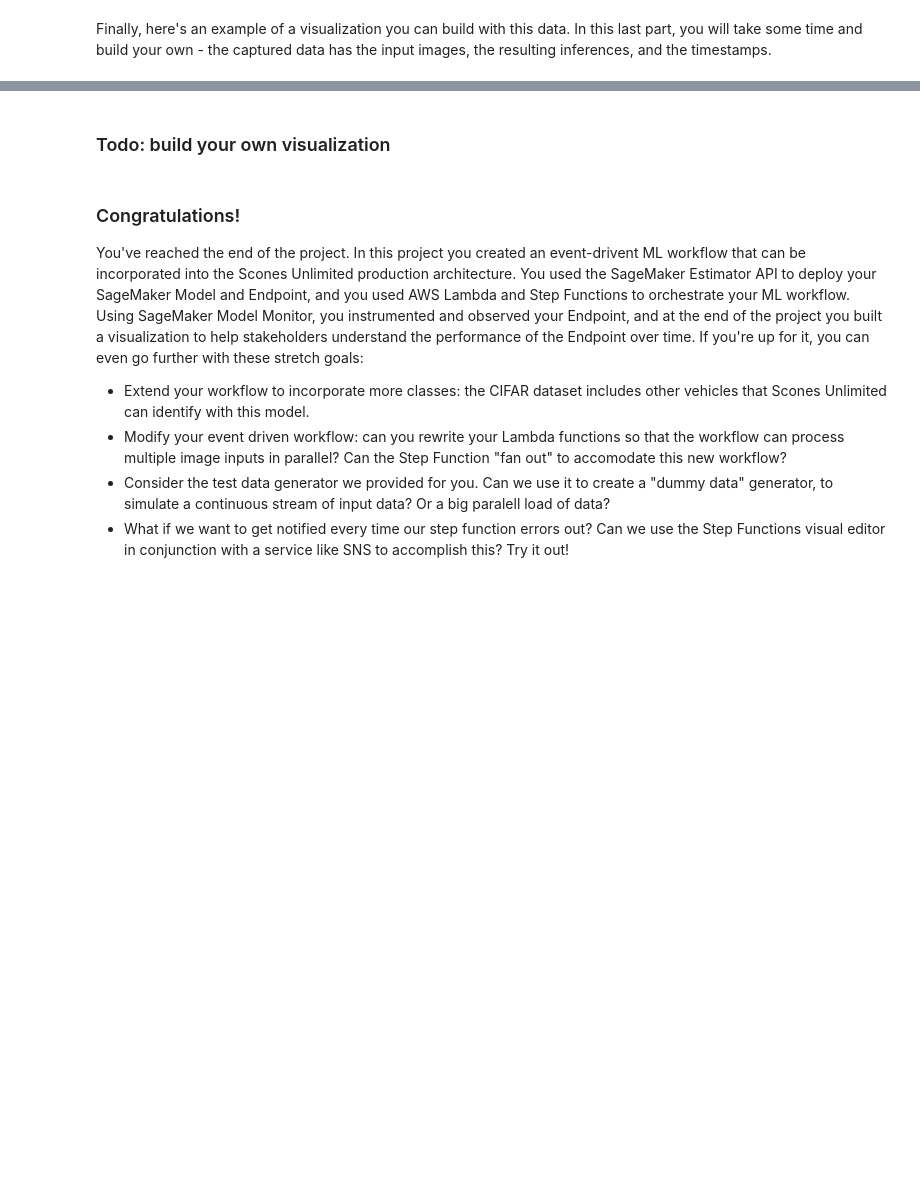
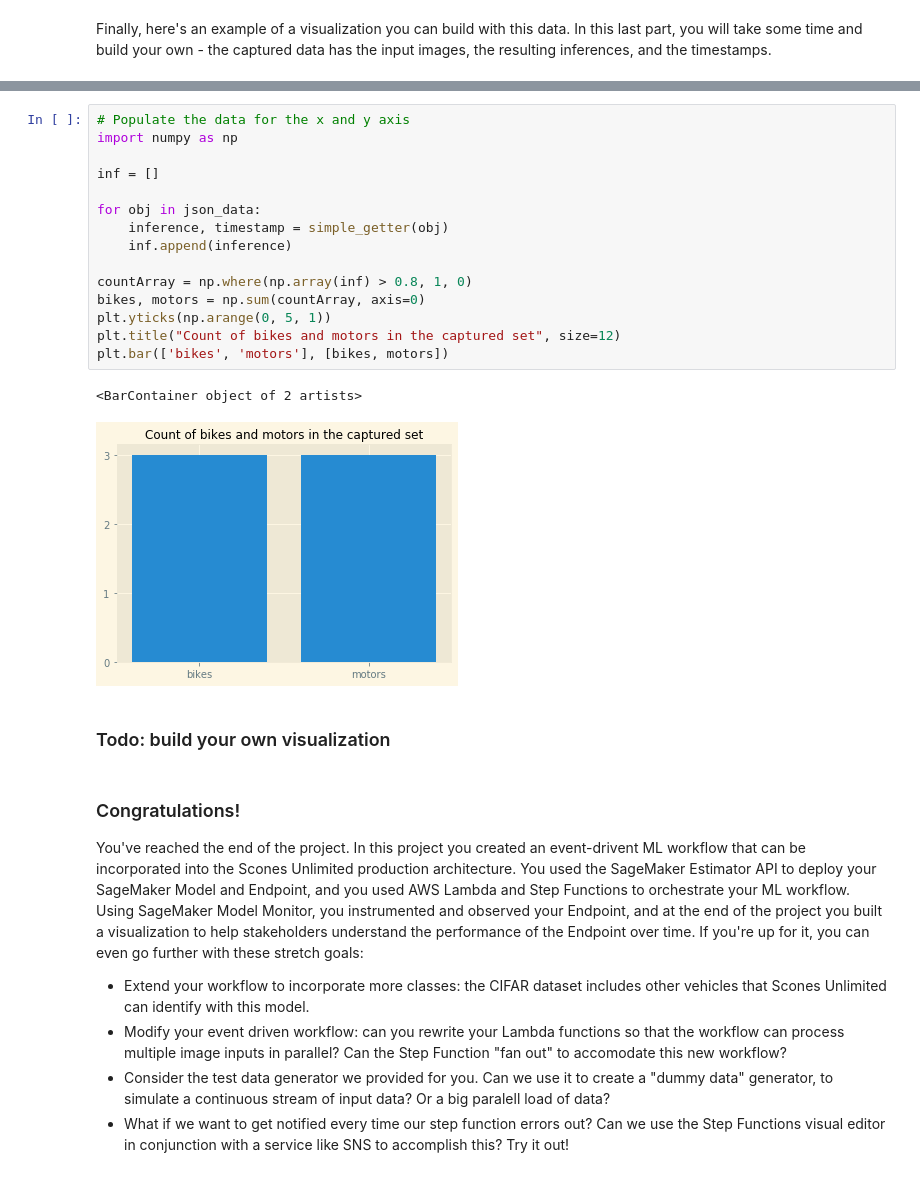
Before and after one commit to Sudonuma/udacity-nd009t-C2-Developing-ML-Workflow, a Jupyter notebook: project/starter.ipynb, the cells around one changed output, grey strips where cells are left out. Drawn from its saved outputs; the diff is of its cells as text; blank space fills up the shorter version.

```diff
--- a/project/starter.ipynb
+++ b/project/starter.ipynb
@@ -695,3 +717,21 @@ plt.gcf().autofmt_xdate()
+# %%
+# Populate the data for the x and y axis
+import numpy as np
+
+inf = []
+
+for obj in json_data:
+    inference, timestamp = simple_getter(obj)
+    inf.append(inference)
+
+countArray = np.where(np.array(inf) > 0.8, 1, 0)
+bikes, motors = np.sum(countArray, axis=0)
+plt.yticks(np.arange(0, 5, 1))
+plt.title("Count of bikes and motors in the captured set", size=12)
+plt.bar(['bikes', 'motors'], [bikes, motors])
+# %% [output]
+<BarContainer object of 2 artists>
+[figure, added]
 # %% [markdown]
 ### Todo: build your own visualization
 # %% [markdown]
```
Also changed, not shown: parts of 26 cells of this notebook.
